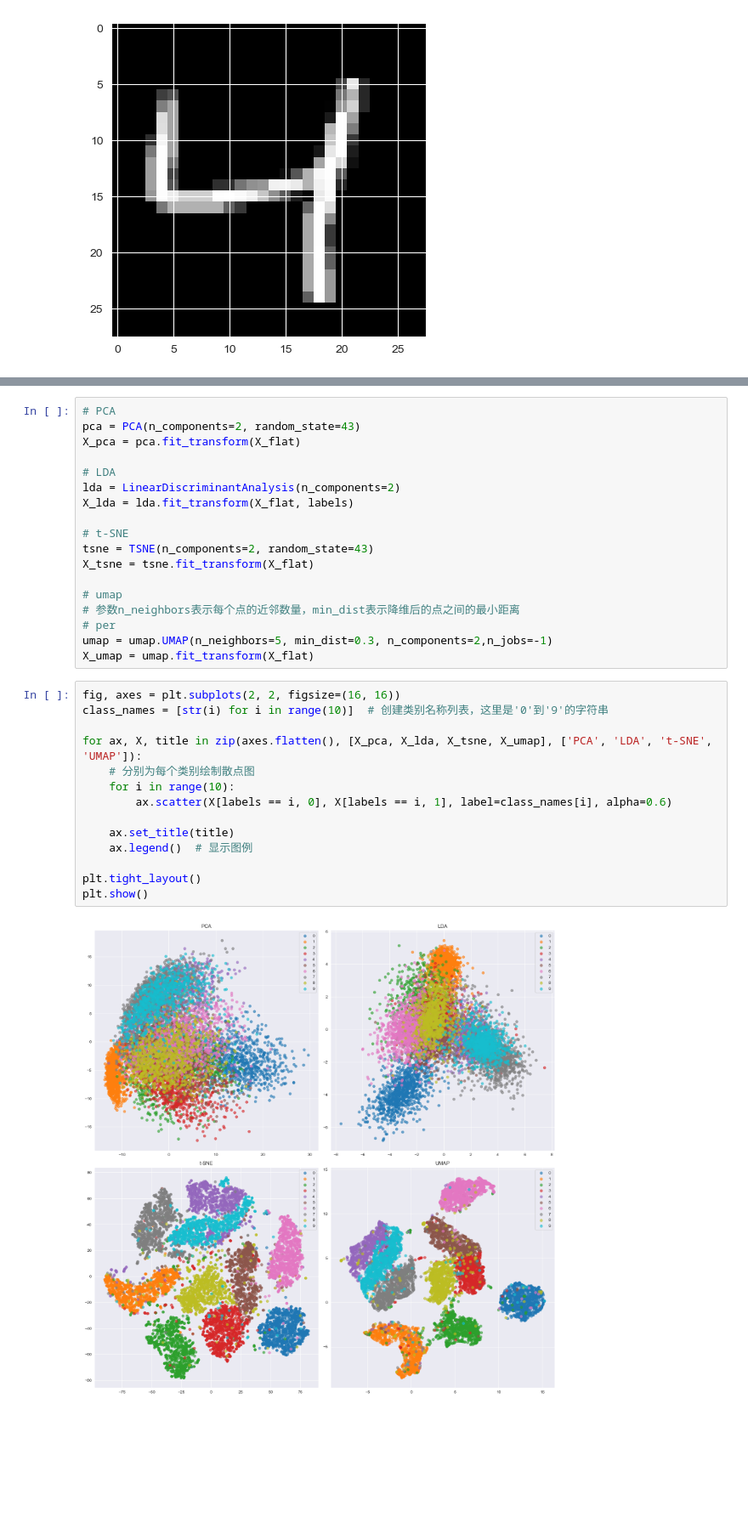
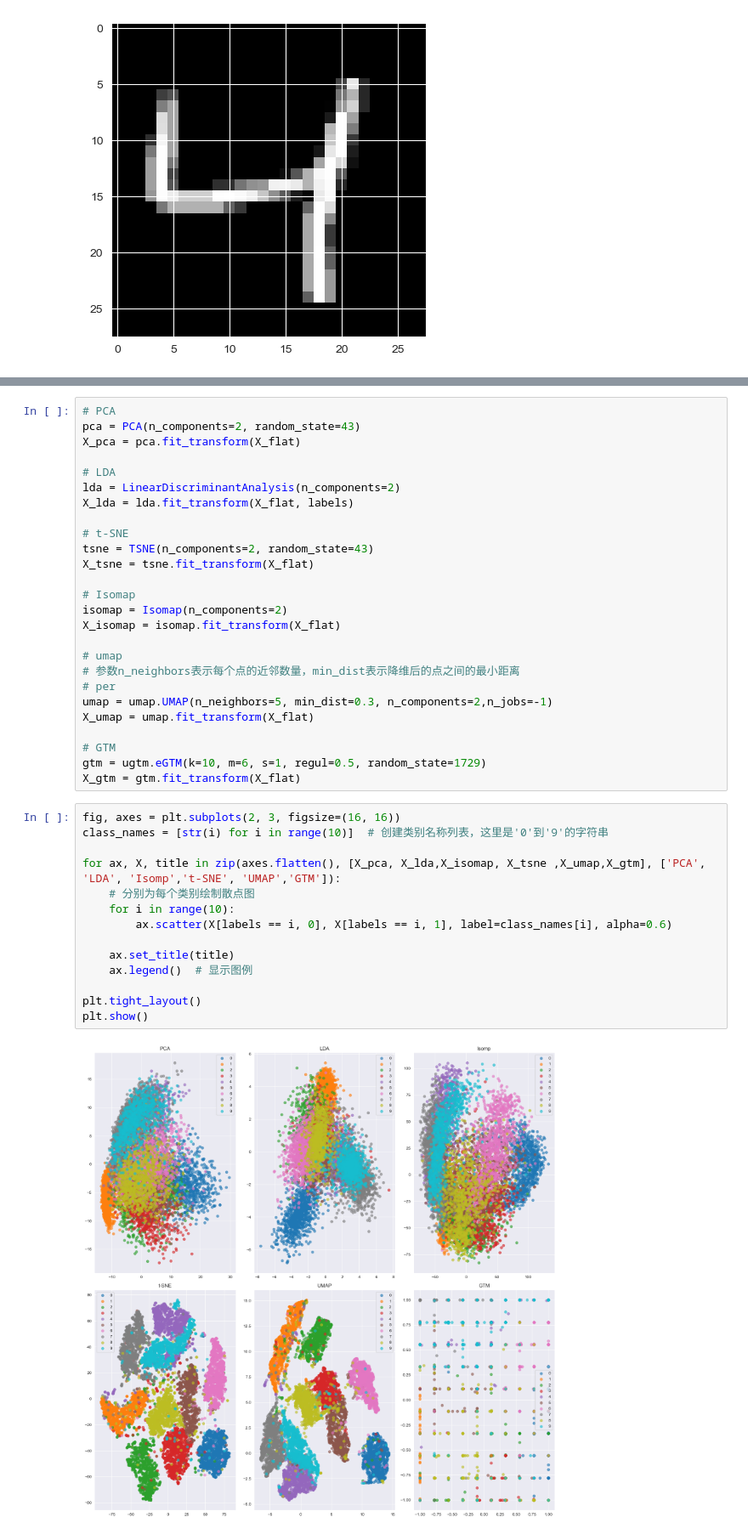
Before and after one commit to Slliki/MScProject, a Jupyter notebook: AI_TA/AI/Data Projection.ipynb, the cells around one changed output, grey strips where cells are left out. Shown at 85% size. Cells and saved outputs as stored; diff of their text form; blank space fills up the shorter version.

```diff
--- a/AI_TA/AI/Data Projection.ipynb
+++ b/AI_TA/AI/Data Projection.ipynb
@@ -608,27 +655,35 @@ X_lda = lda.fit_transform(X_flat, labels)
 tsne = TSNE(n_components=2, random_state=43)
 X_tsne = tsne.fit_transform(X_flat)
 
+# Isomap
+isomap = Isomap(n_components=2)
+X_isomap = isomap.fit_transform(X_flat)
+
 # umap
 # 参数n_neighbors表示每个点的近邻数量，min_dist表示降维后的点之间的最小距离
 # per
 umap = umap.UMAP(n_neighbors=5, min_dist=0.3, n_components=2,n_jobs=-1)
 X_umap = umap.fit_transform(X_flat)
+
+# GTM
+gtm = ugtm.eGTM(k=10, m=6, s=1, regul=0.5, random_state=1729)
+X_gtm = gtm.fit_transform(X_flat)
 # %%
-fig, axes = plt.subplots(2, 2, figsize=(16, 16))
+fig, axes = plt.subplots(2, 3, figsize=(16, 16))
 class_names = [str(i) for i in range(10)]  # 创建类别名称列表，这里是'0'到'9'的字符串
 
-for ax, X, title in zip(axes.flatten(), [X_pca, X_lda, X_tsne, X_umap], ['PCA', 'LDA', 't-SNE', 'UMAP']):
+for ax, X, title in zip(axes.flatten(), [X_pca, X_lda,X_isomap, X_tsne ,X_umap,X_gtm], ['PCA', 'LDA', 'Isomp','t-SNE', 'UMAP','GTM']):
     # 分别为每个类别绘制散点图
     for i in range(10):
         ax.scatter(X[labels == i, 0], X[labels == i, 1], label=class_names[i], alpha=0.6)
 
     ax.set_title(title)
     ax.legend()  # 显示图例
 
 plt.tight_layout()
 plt.show()
 # %% [output]
-[figure, old version]
+[figure, new version]
 # %% [markdown]
 
 
```
Also changed, not shown: parts of 4 cells of this notebook, 1 other file.
